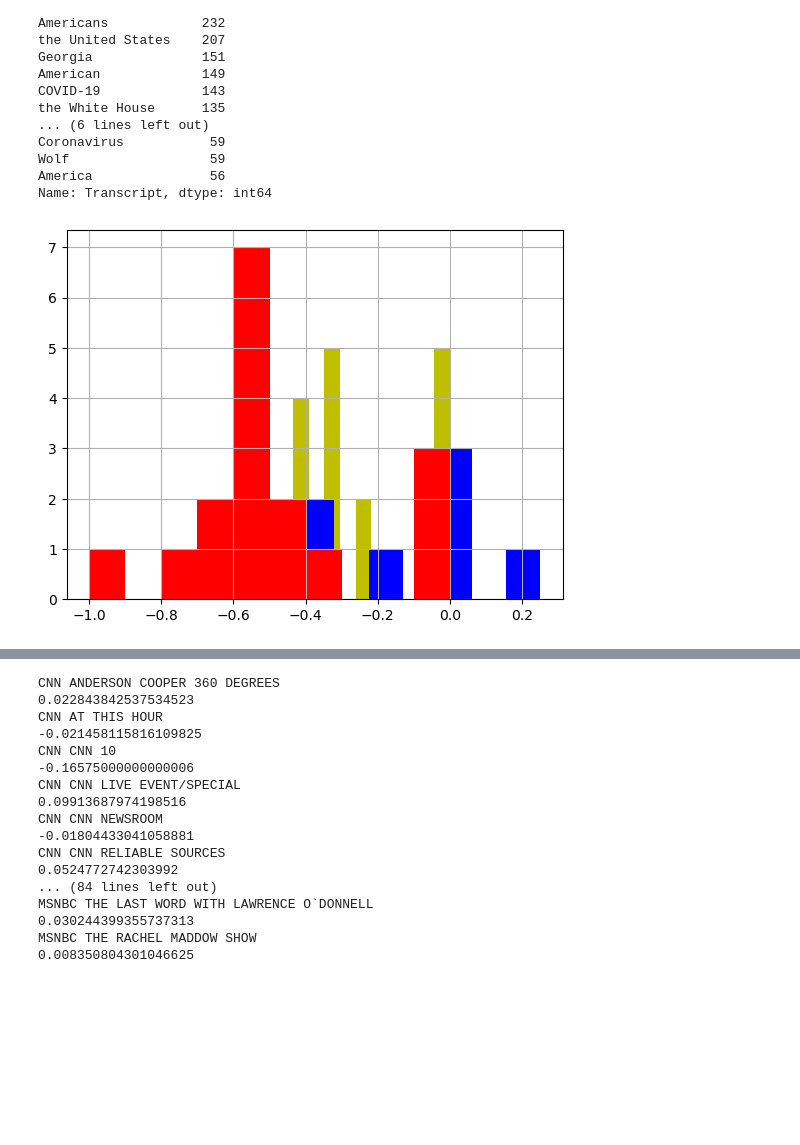
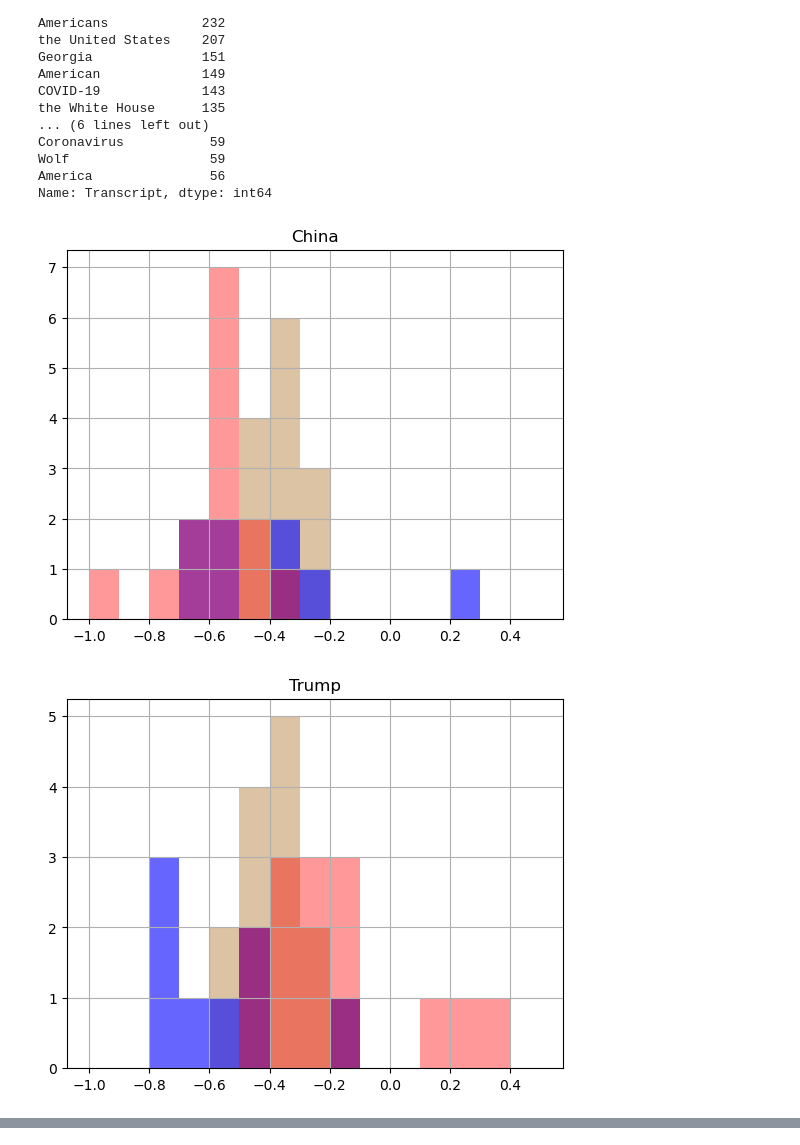
Before and after one commit to thesethb/MA491, a Jupyter notebook: Post-AY23/post_trans_analysis_cleaned.ipynb, the cells around one changed output, grey strips where cells are left out. Saved outputs shown, nothing was run; the diff lists cells and outputs as text; code cells hidden in the pictures; blank space fills up the shorter version.

```diff
--- a/Post-AY23/post_trans_analysis_cleaned.ipynb
+++ b/Post-AY23/post_trans_analysis_cleaned.ipynb
@@ -194,17 +172,24 @@ America               56
 Name: Transcript, dtype: int64
 # %%
 data = [cnn,msnbc,fox]
-colors = ['y','b','r']
-for i in range(len(data)):
-    trdf = data[i]
-    #print(trdf)
-    #trdf.Topic = trdf.Topic.apply(lambda x: x.strip('][').split(', '))
-    #trdf = trdf.explode('Topic').reset_index(drop=True)
-    freq_df = trdf.pivot_table(index='Program', columns='Topic', values = 'Sentiment', aggfunc=len, fill_value=0)
-    freq_df_new = TfidfTransformer().fit_transform(freq_df.to_numpy()).toarray()
+colors = ['tan','blue','Red']
+words = ["China","Trump","Biden","Democrats","COVID-19","New York"]
+for w in words:
+    for i in range(len(data)):
+        trdf = data[i]
+        #print(trdf)
+        #trdf.Topic = trdf.Topic.apply(lambda x: x.strip('][').split(', '))
+        #trdf = trdf.explode('Topic').reset_index(drop=True)
+        freq_df = trdf.pivot_table(index='Program', columns='Topic', values = 'Sentiment', aggfunc=len, fill_value=0)
+        freq_df_new = TfidfTransformer().fit_transform(freq_df.to_numpy()).toarray()
 
-    #keyword sentiment
-    sent_df = trdf.pivot_table(index='Program', columns='Topic', values='avg_sentiment', aggfunc=np.mean, fill_value=0)
-    sent_df["China"].hist(bins=10, color = colors[i])
+        #keyword sentiment
+        sent_df = trdf.pivot_table(index='Program', columns='Topic', values='avg_sentiment', aggfunc=np.mean, fill_value=0)
+        #print(sent_df['Trump'])
+        plt_df = sent_df.loc[sent_df[w] != 0]
+        plt_df[w].hist(bins=[-1,-.9,-.8,-.7,-.6,-.5,-.4,-.3,-.2,-.1,0,.1,.2,.3,.4,.5], color = colors[i], alpha = 0.8 - .2*i)
+    plt.title(w)
+    plt.show()
 # %% [output]
-[figure, old version]
+[figure, new version]
+[figure, added]
@@ -211,24 +199,0 @@ for i in range(len(data)):
-# %%
-trumpdf = trdf[trdf["Topic"] == "Trump"]
-trumpdf = trumpdf.groupby("Program").mean()['Sentiment']
-for r in trumpdf.index:
-    print(r)
-    print(trumpdf[r])
-# %% [output]
-CNN ANDERSON COOPER 360 DEGREES
-0.022843842537534523
-CNN AT THIS HOUR
--0.021458115816109825
-CNN CNN 10
--0.16575000000000006
-CNN CNN LIVE EVENT/SPECIAL
-0.09913687974198516
-CNN CNN NEWSROOM
--0.01804433041058881
-CNN CNN RELIABLE SOURCES
-0.0524772742303992
-... (84 lines left out)
-MSNBC THE LAST WORD WITH LAWRENCE O`DONNELL
-0.030244399355737313
-MSNBC THE RACHEL MADDOW SHOW
-0.008350804301046625
```
Also changed, not shown: parts of 14 cells of this notebook, 8 other files.
